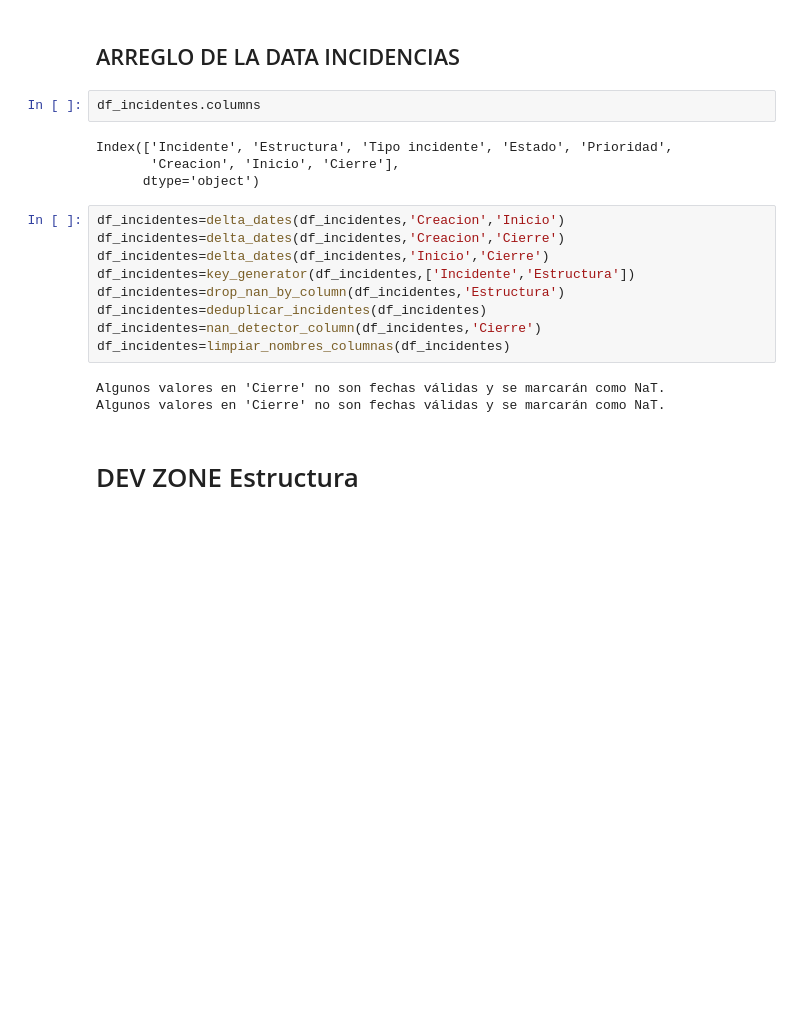
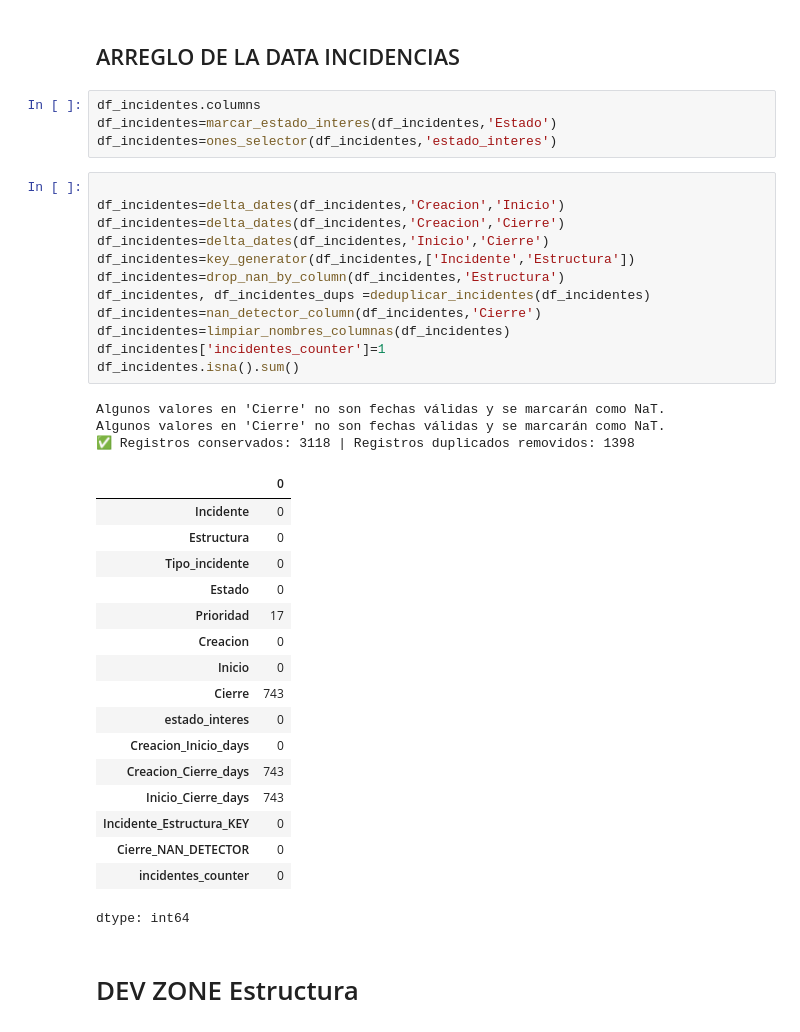
Before and after one commit to WMARBAR/CProgram_incidencias, a Jupyter notebook: constructor4_proyecto_II.ipynb, the cells around one changed output. Saved outputs shown, nothing was run; the diff lists cells and outputs as text; blank space fills up the shorter version.

```diff
--- a/constructor4_proyecto_II.ipynb
+++ b/constructor4_proyecto_II.ipynb
@@ -225,24 +282,43 @@ df_estructura = load_excel("./input/estructura1.xlsx")
 # DEV ZONE INCIDENCIAS
 # %% [markdown]
 ## ARREGLO DE LA DATA INCIDENCIAS
-# %%
-df_incidentes.columns
-# %% [output]
-Index(['Incidente', 'Estructura', 'Tipo incidente', 'Estado', 'Prioridad',
-       'Creacion', 'Inicio', 'Cierre'],
-      dtype='object')
+# %%
+df_incidentes.columns
+df_incidentes=marcar_estado_interes(df_incidentes,'Estado')
+df_incidentes=ones_selector(df_incidentes,'estado_interes')
 # %%
+
 df_incidentes=delta_dates(df_incidentes,'Creacion','Inicio')
 df_incidentes=delta_dates(df_incidentes,'Creacion','Cierre')
 df_incidentes=delta_dates(df_incidentes,'Inicio','Cierre')
 df_incidentes=key_generator(df_incidentes,['Incidente','Estructura'])
 df_incidentes=drop_nan_by_column(df_incidentes,'Estructura')
-df_incidentes=deduplicar_incidentes(df_incidentes)
+df_incidentes, df_incidentes_dups =deduplicar_incidentes(df_incidentes)
 df_incidentes=nan_detector_column(df_incidentes,'Cierre')
 df_incidentes=limpiar_nombres_columnas(df_incidentes)
+df_incidentes['incidentes_counter']=1
+df_incidentes.isna().sum()
 # %% [output]
 Algunos valores en 'Cierre' no son fechas válidas y se marcarán como NaT.
 Algunos valores en 'Cierre' no son fechas válidas y se marcarán como NaT.
+✅ Registros conservados: 3118 | Registros duplicados removidos: 1398
+|  | 0 |
+| Incidente | 0 |
+| Estructura | 0 |
+| Tipo_incidente | 0 |
+| Estado | 0 |
+| Prioridad | 17 |
+| Creacion | 0 |
+| Inicio | 0 |
+| Cierre | 743 |
+| estado_interes | 0 |
+| Creacion_Inicio_days | 0 |
+| Creacion_Cierre_days | 743 |
+| Inicio_Cierre_days | 743 |
+| Incidente_Estructura_KEY | 0 |
+| Cierre_NAN_DETECTOR | 0 |
+| incidentes_counter | 0 |
+dtype: int64
 # %% [markdown]
 # DEV ZONE Estructura
 # %% [markdown]
```
Also changed, not shown: parts of 8 cells of this notebook.
